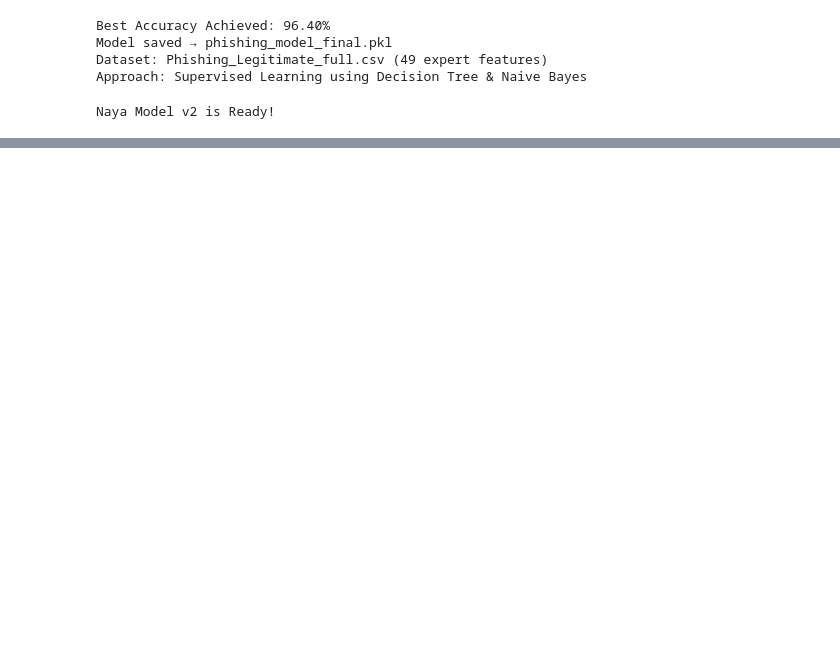
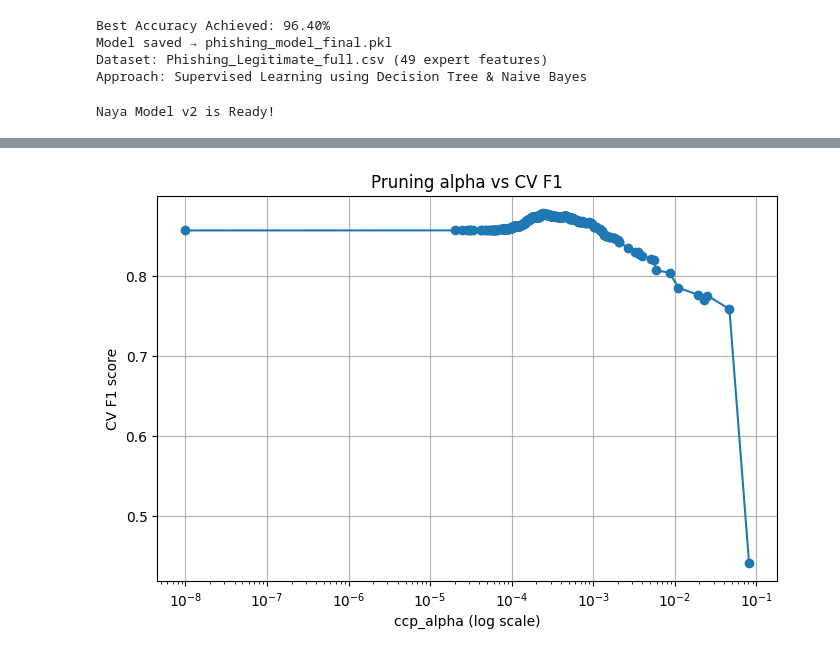
Before and after one commit to tbcrafay/Phishing-URL-Detector, a Jupyter notebook: main.ipynb, the cells around one changed output, grey strips where cells are left out. Saved outputs shown, nothing was run; the diff lists cells and outputs as text; code cells hidden in the pictures; blank space fills up the shorter version.

```diff
--- a/main.ipynb
+++ b/main.ipynb
@@ -221,0 +369,97 @@ Naya Model v2 is Ready!
+# %%
+
+from sklearn.model_selection import GridSearchCV, StratifiedKFold, cross_val_score
+from sklearn.tree import DecisionTreeClassifier
+from sklearn import tree
+import matplotlib.pyplot as plt
+import numpy as np
+import joblib
+
+
+if 'X_train' in globals() and 'y_train' in globals():
+    Xt, yt = X_train, y_train
+elif 'X_new' in globals() and 'y' in globals():
+    from sklearn.model_selection import train_test_split
+    Xt, _, yt, _ = train_test_split(X_new, y, test_size=0.2, random_state=42, stratify=y)
+elif 'X' in globals() and 'y' in globals():
+    from sklearn.model_selection import train_test_split
+    Xt, _, yt, _ = train_test_split(X, y, test_size=0.2, random_state=42, stratify=y)
+else:
+    raise RuntimeError("No training data found. Run earlier cells to create `X_train`/`y_train` or `X_new`/`y`.")
+
+
+if 'X_new' in globals() and hasattr(X_new, 'columns'):
+    feature_names = list(X_new.columns)
+elif 'X' in globals() and hasattr(X, 'columns'):
+    feature_names = list(X.columns)
+else:
+    feature_names = None
+
+print('Running GridSearchCV (DecisionTree) — this may take a minute...')
+param_grid = {
+    'criterion': ['gini', 'entropy'],
+    'max_depth': [None, 5, 10, 20, 30],
+    'min_samples_leaf': [1, 2, 5, 10],
+    'class_weight': [None, 'balanced']
+}
+cv = StratifiedKFold(n_splits=5, shuffle=True, random_state=42)
+gs = GridSearchCV(DecisionTreeClassifier(random_state=42), param_grid, cv=cv, scoring='f1', n_jobs=-1)
+gs.fit(Xt, yt)
+print('GridSearch best params:', gs.best_params_)
+print('GridSearch best CV f1:', gs.best_score_)
+
+best_dt = gs.best_estimator_
+joblib.dump(best_dt, 'phishing_dt_gs.pkl')
+print('Saved GridSearch model to phishing_dt_gs.pkl')
+
+
+print('\nComputing cost-complexity pruning path (ccp_alpha) and evaluating via CV...')
+clf = DecisionTreeClassifier(random_state=42)
+path = clf.cost_complexity_pruning_path(Xt, yt)
+ccp_alphas = np.unique(path.ccp_alphas)
+
+alpha_scores = []
+for a in ccp_alphas:
+    clf_a = DecisionTreeClassifier(random_state=42, ccp_alpha=a)
+    scores = cross_val_score(clf_a, Xt, yt, cv=cv, scoring='f1', n_jobs=-1)
+    alpha_scores.append(scores.mean())
+
+alpha_scores = np.array(alpha_scores)
+best_idx = np.nanargmax(alpha_scores)
+best_alpha = ccp_alphas[best_idx]
+print('Best ccp_alpha:', best_alpha, 'with CV f1:', alpha_scores[best_idx])
+
+
+plt.figure(figsize=(8,5))
+
+plot_alphas = np.maximum(ccp_alphas, 1e-8)
+plt.plot(plot_alphas, alpha_scores, marker='o')
+plt.xscale('log')
+plt.xlabel('ccp_alpha (log scale)')
+plt.ylabel('CV F1 score')
+plt.title('Pruning alpha vs CV F1')
+plt.grid(True)
+plt.savefig('ccp_alpha_vs_score.png', bbox_inches='tight', dpi=150)
+plt.show()
+print('Saved plot to ccp_alpha_vs_score.png')
+
+
+pruned = DecisionTreeClassifier(random_state=42, ccp_alpha=float(best_alpha))
+pruned.fit(Xt, yt)
+joblib.dump(pruned, 'phishing_dt_pruned.pkl')
+print('Saved pruned model to phishing_dt_pruned.pkl')
+
+
+plt.figure(figsize=(20,12))
+_ = tree.plot_tree(pruned,
+                   feature_names=feature_names,
+                   class_names=['Legitimate', 'Phishing'],
+                   filled=True,
+                   rounded=True,
+                   fontsize=10)
+plt.title('Pruned Decision Tree')
+plt.tight_layout()
+plt.savefig('decision_tree_pruned.png', dpi=150, bbox_inches='tight')
+plt.show()
+print('Saved pruned tree image to decision_tree_pruned.png')
+# %% [output]
@@ -221,0 +473 @@ Naya Model v2 is Ready!
+[figure, added]
```
Also changed, not shown: parts of 4 cells of this notebook, 16 other files.
